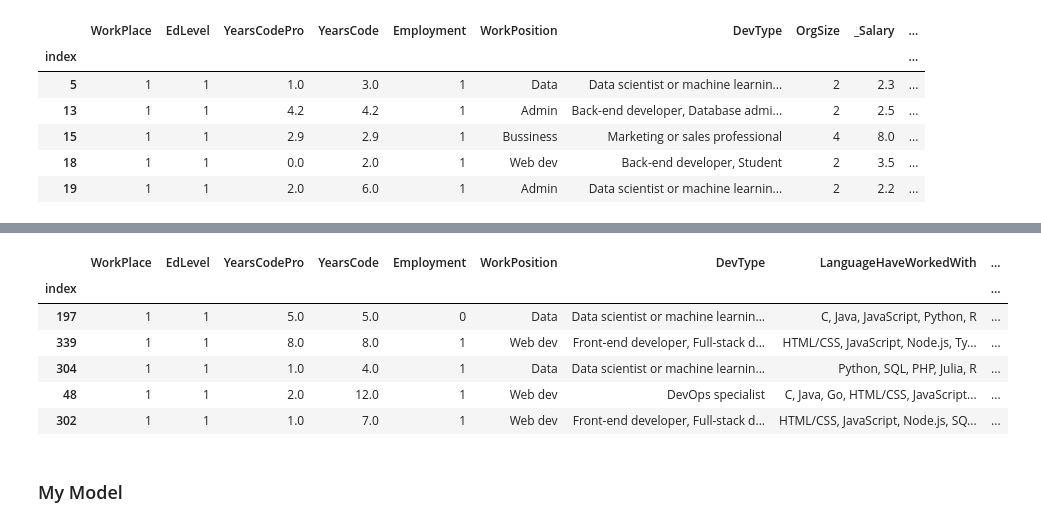
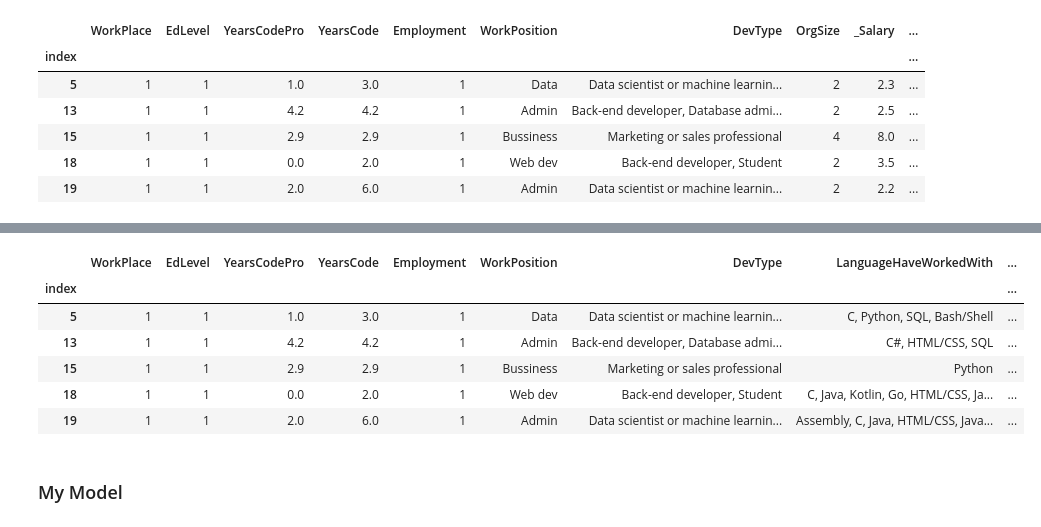
Before and after one commit to OnlyJust3rd/LittleHR-Thai-IT-Salary-Estimator, a Jupyter notebook: notebook n stuff/Thai-IT-Job-Salary-Pred-Model.ipynb, the cells around one changed output, grey strips where cells are left out. Cells and saved outputs as stored; diff of their text form; code cells hidden in the pictures.

```diff
--- a/notebook n stuff/Thai-IT-Job-Salary-Pred-Model.ipynb
+++ b/notebook n stuff/Thai-IT-Job-Salary-Pred-Model.ipynb
@@ -642,7 +683,7 @@ MEAN ERR : 17842.71
 ## Okay, compared with baseline
 # %%
 # Load test set
-df_test = pd.read_csv('mega_test_set.csv')
+df_test = pd.read_csv('test-set.csv')
 df_test = df_test.drop(columns=['Unnamed: 0'])
 df_test = df_test.rename({'Salary':'_Salary'}, axis=1)
 
@@ -688,14 +729,14 @@ Int64Index([  5,  13,  15,  18,  19,  23,  27,  31,  32,  40,  47,  48,  59,
 # %%
 testcase = df_test.drop(columns=['Baseline from DEPA'])
-testcase.head()
+testcase.sort_index().head()
 # %% [output]
 |  | WorkPlace | EdLevel | YearsCodePro | YearsCode | Employment | WorkPosition | DevType | LanguageHaveWorkedWith | ... |
 | index |  |  |  |  |  |  |  |  | ... |
-| 197 | 1 | 1 | 5.0 | 5.0 | 0 | Data | Data scientist or machine learnin... | C, Java, JavaScript, Python, R | ... |
-| 339 | 1 | 1 | 8.0 | 8.0 | 1 | Web dev | Front-end developer, Full-stack d... | HTML/CSS, JavaScript, Node.js, Ty... | ... |
-| 304 | 1 | 1 | 1.0 | 4.0 | 1 | Data | Data scientist or machine learnin... | Python, SQL, PHP, Julia, R | ... |
-| 48 | 1 | 1 | 2.0 | 12.0 | 1 | Web dev | DevOps specialist | C, Java, Go, HTML/CSS, JavaScript... | ... |
-| 302 | 1 | 1 | 1.0 | 7.0 | 1 | Web dev | Front-end developer, Full-stack d... | HTML/CSS, JavaScript, Node.js, SQ... | ... |
+| 5 | 1 | 1 | 1.0 | 3.0 | 1 | Data | Data scientist or machine learnin... | C, Python, SQL, Bash/Shell | ... |
+| 13 | 1 | 1 | 4.2 | 4.2 | 1 | Admin | Back-end developer, Database admi... | C#, HTML/CSS, SQL | ... |
+| 15 | 1 | 1 | 2.9 | 2.9 | 1 | Bussiness | Marketing or sales professional | Python | ... |
+| 18 | 1 | 1 | 0.0 | 2.0 | 1 | Web dev | Back-end developer, Student | C, Java, Kotlin, Go, HTML/CSS, Ja... | ... |
+| 19 | 1 | 1 | 2.0 | 6.0 | 1 | Admin | Data scientist or machine learnin... | Assembly, C, Java, HTML/CSS, Java... | ... |
 # %% [markdown]
 ### My Model
 # %%
```
Also changed, not shown: parts of 28 cells of this notebook.
